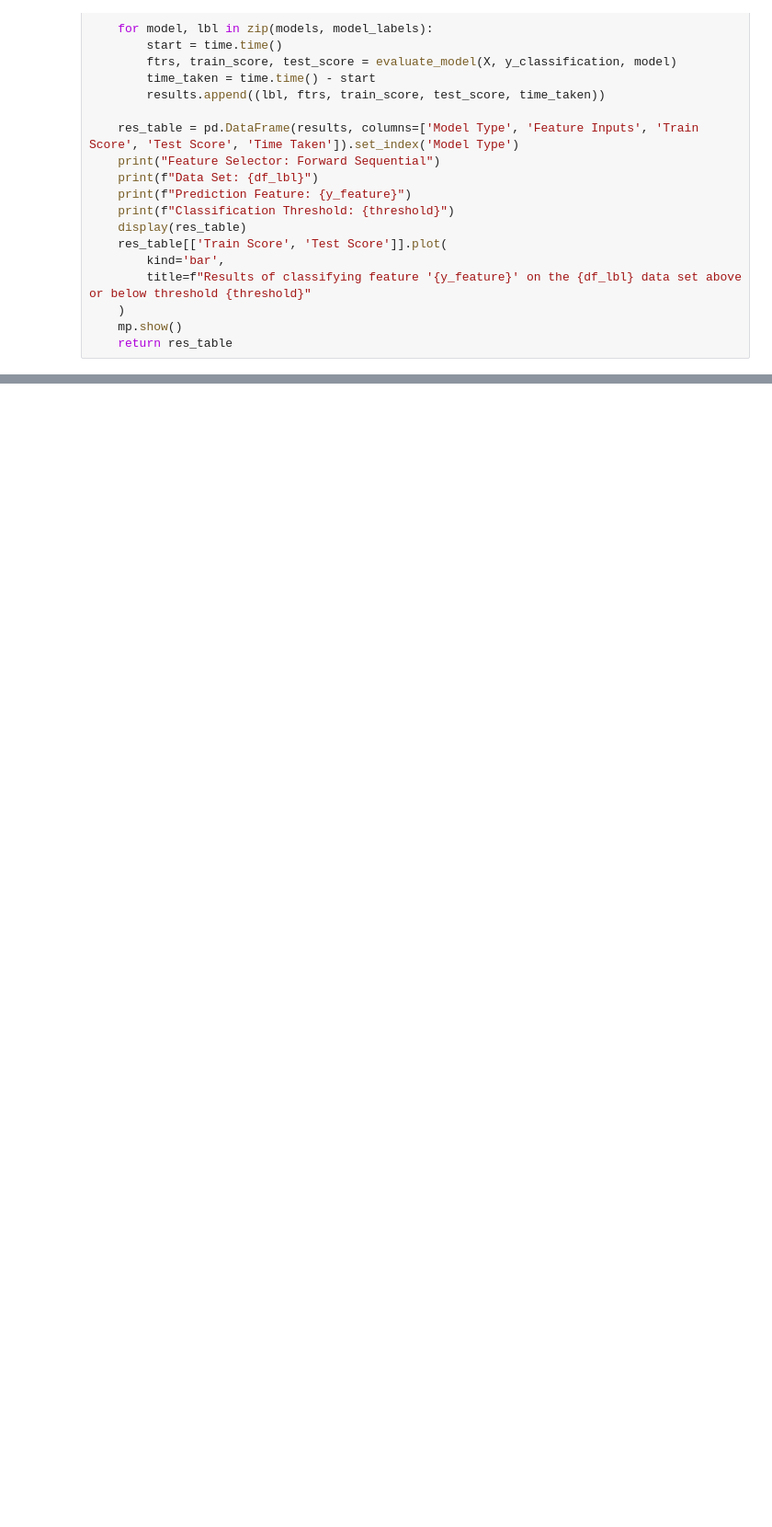
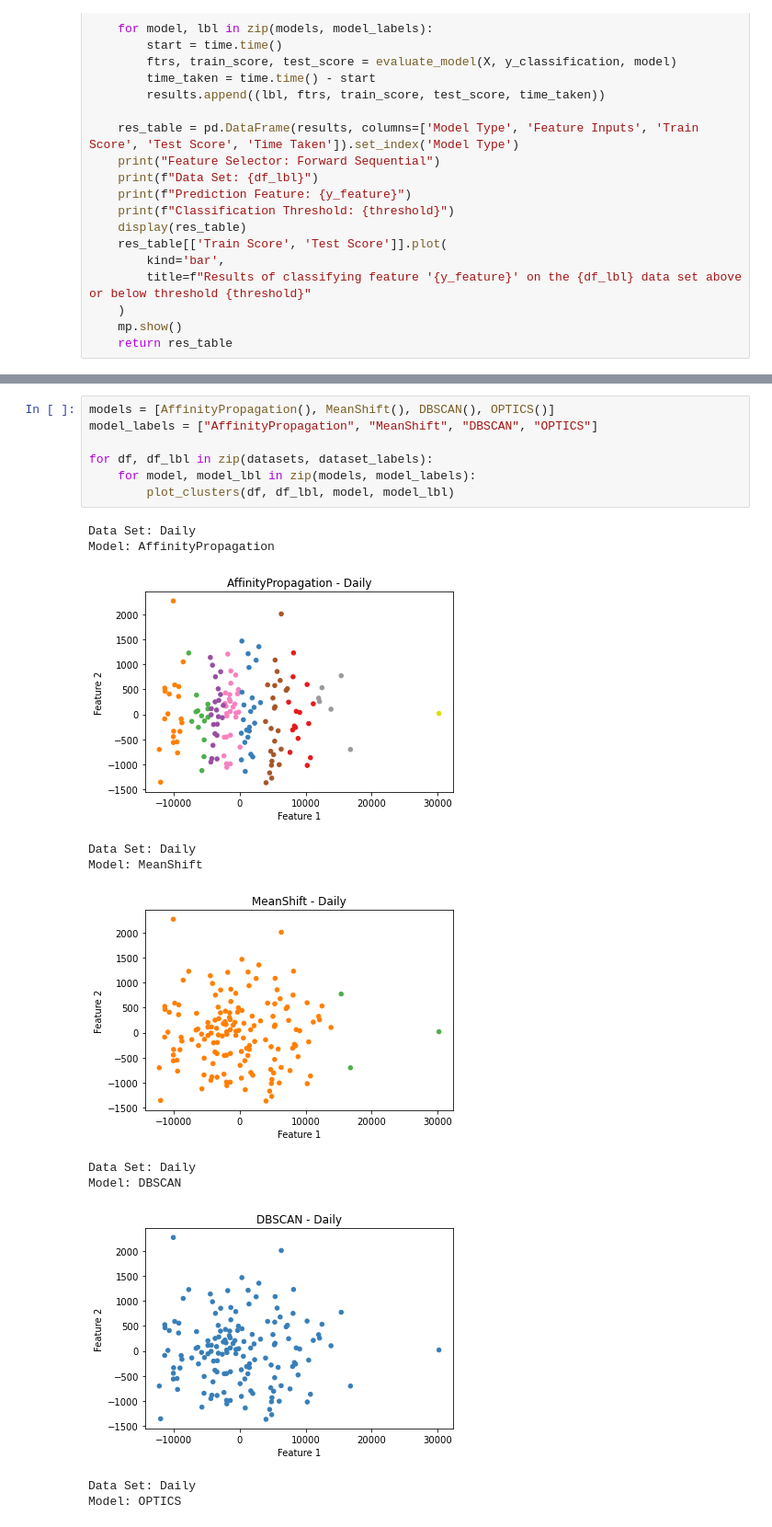
Before and after one commit to jace-kline/math582-finalproject, a Jupyter notebook: notebook.ipynb, the cells around one changed output, grey strips where cells are left out. Shown at 92% size. Saved outputs shown, nothing was run; the diff lists cells and outputs as text; blank space fills up the shorter version.

Commit message:
Added clustering plots on 2d PCA

```diff
--- a/notebook.ipynb
+++ b/notebook.ipynb
@@ -303,0 +656,19 @@ for feature in ['Train Score', 'Test Score', 'Time Taken']:
+# %%
+models = [AffinityPropagation(), MeanShift(), DBSCAN(), OPTICS()]
+model_labels = ["AffinityPropagation", "MeanShift", "DBSCAN", "OPTICS"]
+
+for df, df_lbl in zip(datasets, dataset_labels):
+    for model, model_lbl in zip(models, model_labels):
+        plot_clusters(df, df_lbl, model, model_lbl)
+# %% [output]
+Data Set: Daily
+Model: AffinityPropagation
+[figure, added]
+Data Set: Daily
+Model: MeanShift
+[figure, added]
+Data Set: Daily
+Model: DBSCAN
+[figure, added]
+Data Set: Daily
+Model: OPTICS
```
Also changed, not shown: parts of 12 cells of this notebook.
